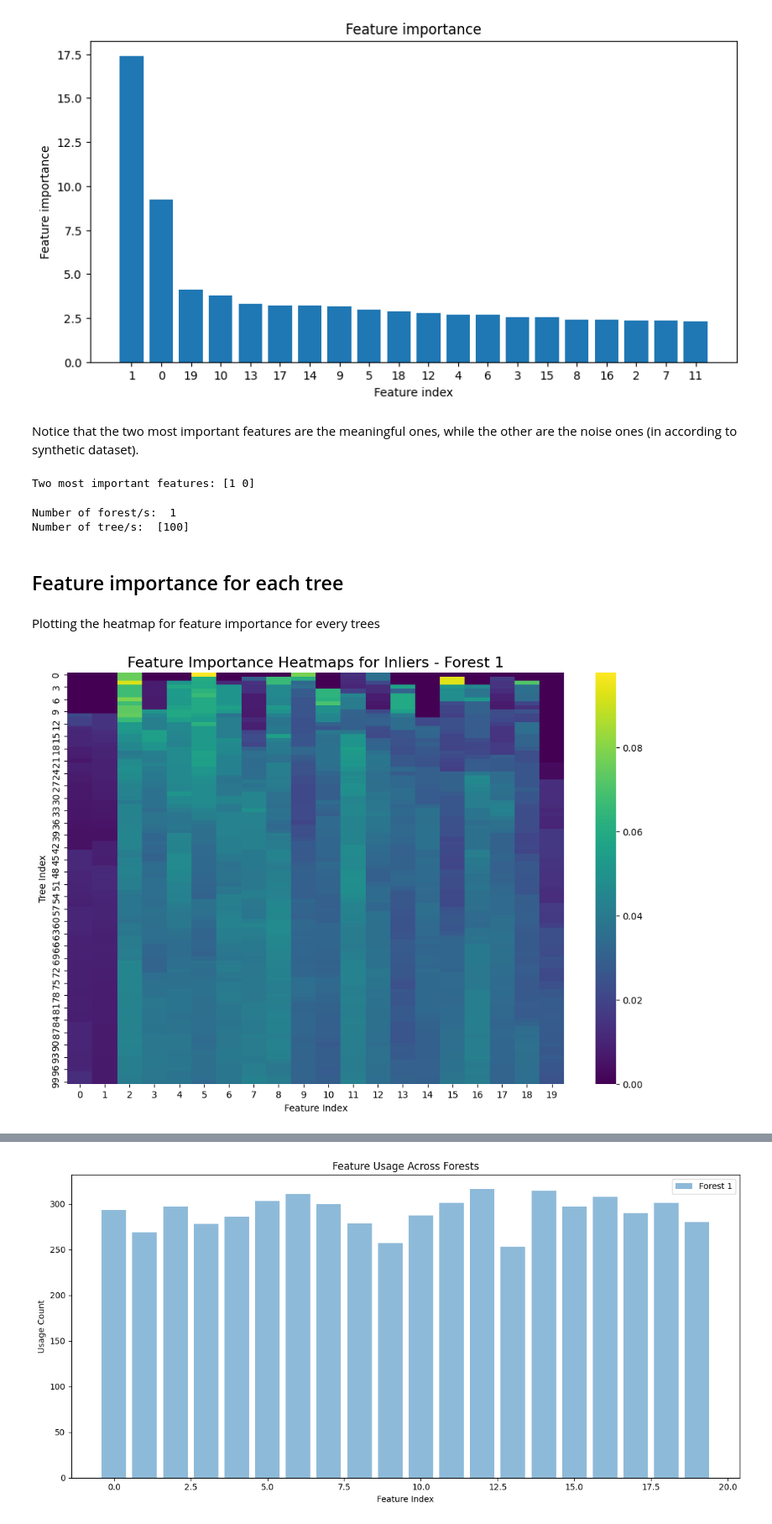
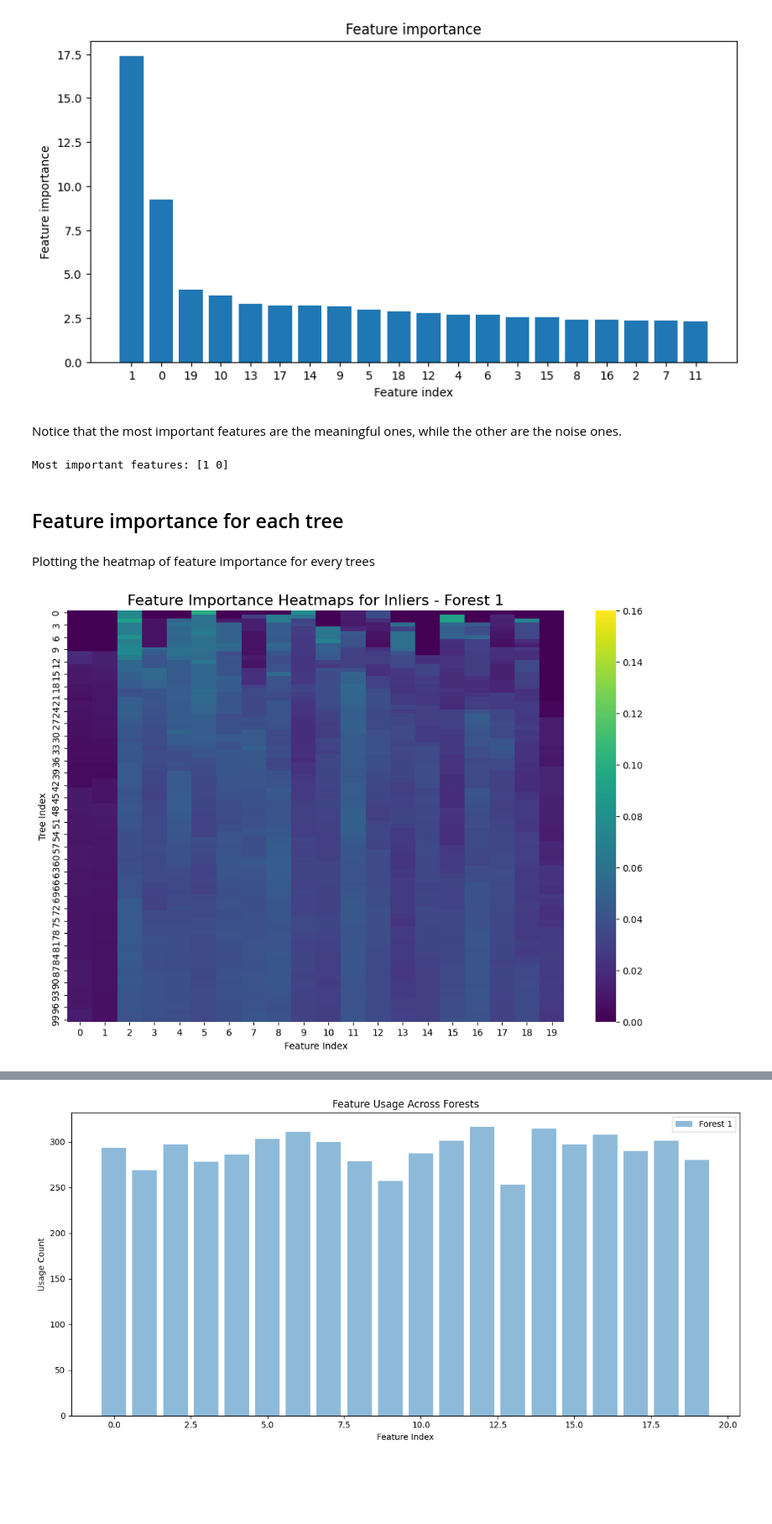
Before and after one commit to SansonSebastiano/Master-Thesis, a Jupyter notebook: important_features_usage.ipynb, the cells around one changed output, grey strips where cells are left out. Shown: that part at 84% size. Saved outputs shown, nothing was run; the diff lists cells and outputs as text; code cells hidden in the pictures; blank space fills up the shorter version.

```diff
--- a/important_features_usage.ipynb
+++ b/important_features_usage.ipynb
@@ -60,6 +54,19 @@ num_trees = 100
 max_samples = 256
 n_forests = 1
 contamination = 0.1
-usage_threshold = 0.2
-
+usage_threshold = 0.20
 # total_runs = 10
+# %%
+# Init wandb to log the results
+run = wandb.init(
+    project="diffi_optimization",
+    name=f"experiment_forest_{n_forests}_trees_{num_trees}_threshold_{usage_threshold}",
+    # job_type="training",
+    config={
+        "num_trees": num_trees,
+        "max_samples": max_samples,
+        "n_forests": n_forests,
+        "contamination": contamination,
+        "usage_threshold": usage_threshold,
+    }
+)
@@ -66,16 +81,3 @@ usage_threshold = 0.2
 # %%
-run = wandb.init(
-    project="diffi_optimization",
-    name=f"experiment_forest_{n_forests}_trees_{num_trees}",
-    # job_type="training",
-    config={
-        "num_trees": num_trees,
-        "max_samples": max_samples,
-        "n_forests": n_forests,
-        "contamination": contamination,
-        "usage_threshold": usage_threshold,
-    }
-)
-
-sorted_idx, avg_f1, fi_means, fi_std, features_per_forest, fi_diffi_all, iforests, fi_diffi_inliers, fi_diffi_outliers = diffi_ranks_tmp(X=X_tr.to_numpy(), y=y_tr.to_numpy(), n_trees=run.config.num_trees,
+sorted_idx, avg_f1, fi_means, fi_std, features_per_forest, fi_diffi_all, iforests, fi_diffi_inliers, fi_diffi_outliers = diffi_ranks_per_tree(X=X_tr.to_numpy(), y=y_tr.to_numpy(), n_trees=run.config.num_trees,
                                                                          max_samples=run.config.max_samples, n_iter=run.config.n_forests, contamination=run.config.contamination)
@@ -171,47 +155,33 @@ plt.show()
 # %% [output]
 [figure]
 # %% [markdown]
-Notice that the two most important features are the meaningful ones, while the other are the noise ones (in according to synthetic dataset).
+Notice that the most important features are the meaningful ones, while the other are the noise ones.
 # %%
-two_most_important_features = sorted_idx[:2]
-print('Two most important features:', two_most_important_features)
+most_important_features = sorted_idx[:2]
+print('Most important features:', most_important_features)
 # %% [output]
-Two most important features: [1 0]
+Most important features: [1 0]
-# %%
-features_per_forest = np.array(features_per_forest, dtype=object)
-# print(features_per_forest.shape)
-print('Number of forest/s: ', len(features_per_forest))
-print('Number of tree/s: ', [len(features_per_forest[i]) for i in range(len(features_per_forest))])
-
-# for i, forest in enumerate(features_per_forest):
-#     print('Forest {}:'.format(i))
-#     for j, tree in enumerate(forest):
-#         print('Number of features in tree {}: {}'.format(j, len(tree)))
-#         print('Features in tree {} in forest {}: {}'.format(j, i, tree))
-# %% [output]
-Number of forest/s:  1
-Number of tree/s:  [100]
 # %% [markdown]
 ## Feature importance for each tree
 # %% [markdown]
-Plotting the heatmap for feature importance for every trees
+Plotting the heatmap of feature importance for every trees
 # %%
 import seaborn as sns
 
 for i, forest in enumerate(fi_diffi_inliers):
     plt.figure(figsize=(12, 8))
     plt.plot(1, len(fi_diffi_inliers), i + 1)
-    sns.heatmap(forest, cmap='viridis', cbar=True)
+    sns.heatmap(forest, cmap='viridis', cbar=True, vmin=0, vmax=0.16)
     plt.xlabel('Feature Index')
     plt.ylabel('Tree Index')
     # plt.tight_layout()
     plt.title(f'Feature Importance Heatmaps for Inliers - Forest {i + 1}', fontsize=16)
 
     run.log({"feature_importance_heatmap_inliers": wandb.Image(plt)})
 
     plt.show()
 # %% [output]
-[figure, old version]
+[figure, new version]
 # %%
 for i, forest in enumerate(fi_diffi_outliers):
     plt.figure(figsize=(12, 8))
```
Also changed, not shown: parts of 39 cells of this notebook, 1 other file.
